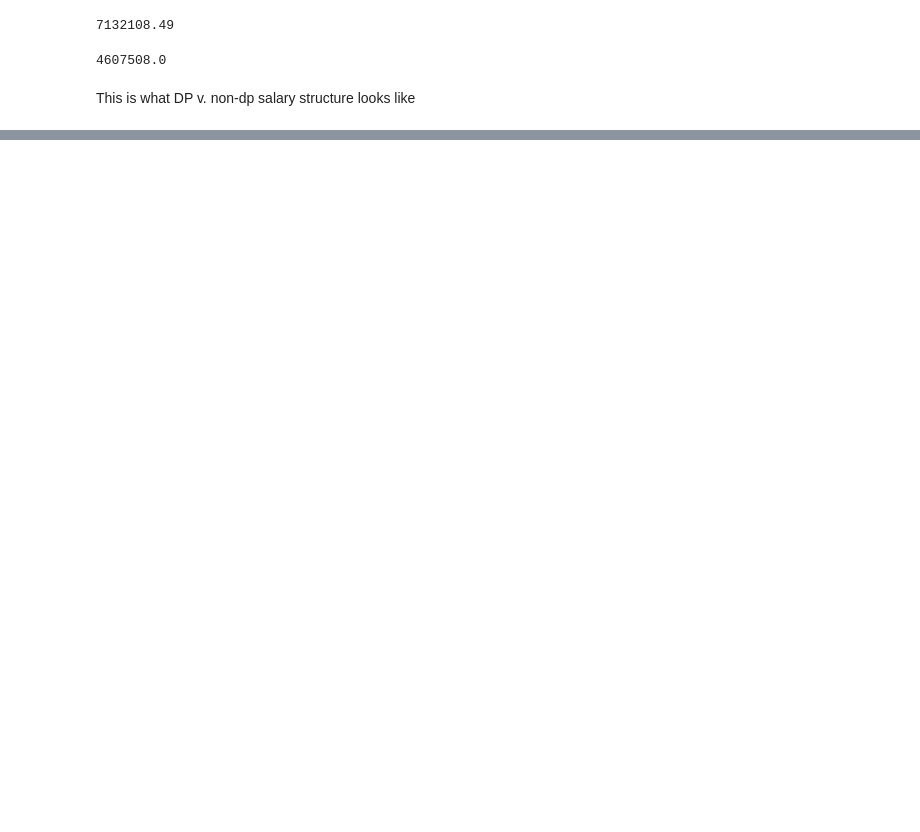
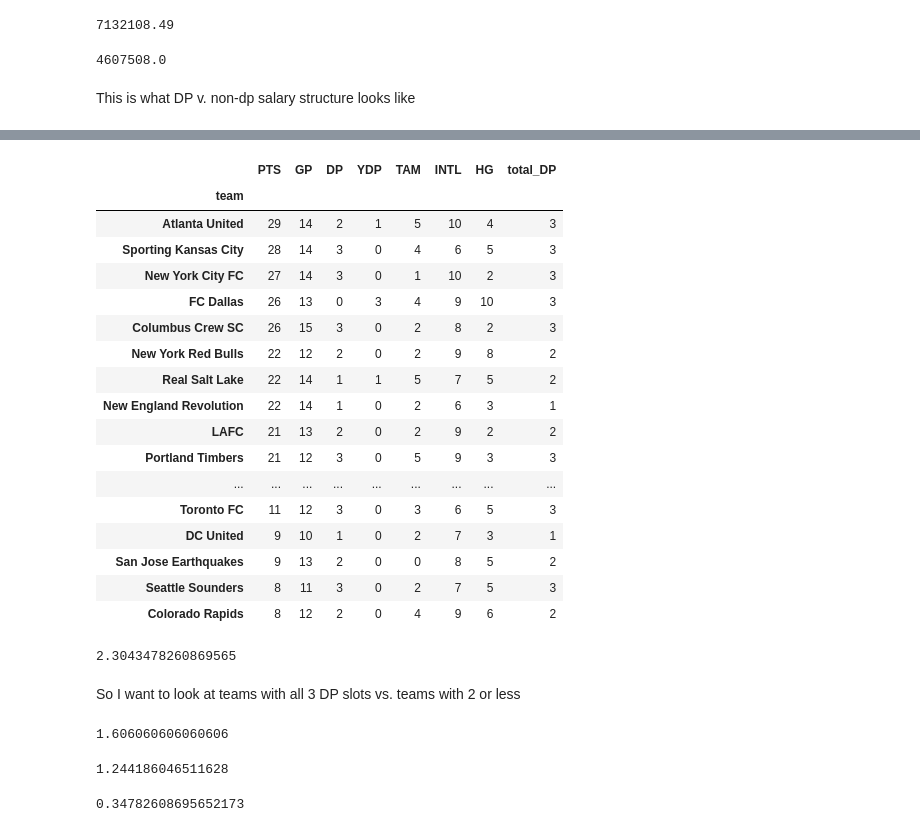
Before and after one commit to eggarcia28/MLS-Salaries, a Jupyter notebook: MLSPU Salaries.ipynb, the cells around one changed output, grey strips where cells are left out. Saved outputs shown, nothing was run; the diff lists cells and outputs as text; code cells hidden in the pictures; blank space fills up the shorter version.

```diff
--- a/MLSPU Salaries.ipynb
+++ b/MLSPU Salaries.ipynb
@@ -259,0 +263,30 @@ This is what DP v. non-dp salary structure looks like
+# %%
+table_data = {'team': ['Atlanta United',
+                       'Sporting Kansas City',
+                       'New York City FC',
+                       'FC Dallas',
+                       'Columbus Crew SC',
+                       'New York Red Bulls',
+                       'Real Salt Lake',
+                       'New England Revolution',
+                       'LAFC',
+                       'Portland Timbers',
+                       'Vancouver Whitecaps',
+                       'Orlando City',
+                       'Houston Dynamo',
+                       'Philadelphia Union',
+                       'LA Galaxy',
+                       'Chicago Fire',
+                       'Minnesota United',
+                       'Montreal Impact',
+                       'Toronto FC',
+                       'DC United',
+                       'San Jose Earthquakes',
+                       'Seattle Sounders',
+                       'Colorado Rapids'],
+              'PTS': [29, 28, 27, 26, 26, 22, 22, 22, 21, 21, 20, 19, 18, 18, 17, 17, 16, 12, 11, 9, 9, 8, 8],
+              'GP': [14, 14, 14, 13, 15, 12, 14, 14, 13, 12, 15, 13, 13, 14, 14, 14, 14, 14, 12, 10, 13, 11, 12]}
+# %%
+standings = pd.DataFrame(data=table_data, columns = ['team', 'PTS', 'GP'])
+# %%
+standings.set_index('team', inplace=True)
@@ -259,0 +295,3 @@ This is what DP v. non-dp salary structure looks like
+# %%
+mls = pd.merge(standings, roster_info, left_index=True, right_index=True)
+mls
@@ -259,0 +317,40 @@ This is what DP v. non-dp salary structure looks like
+# %%
+mls['total_DP'] = mls['DP'] + mls['YDP']
+mls
+# %% [output]
+|  | PTS | GP | DP | YDP | TAM | INTL | HG | total_DP |
+| team |  |  |  |  |  |  |  |  |
+| Atlanta United | 29 | 14 | 2 | 1 | 5 | 10 | 4 | 3 |
+| Sporting Kansas City | 28 | 14 | 3 | 0 | 4 | 6 | 5 | 3 |
+| New York City FC | 27 | 14 | 3 | 0 | 1 | 10 | 2 | 3 |
+| FC Dallas | 26 | 13 | 0 | 3 | 4 | 9 | 10 | 3 |
+| Columbus Crew SC | 26 | 15 | 3 | 0 | 2 | 8 | 2 | 3 |
+| New York Red Bulls | 22 | 12 | 2 | 0 | 2 | 9 | 8 | 2 |
+| Real Salt Lake | 22 | 14 | 1 | 1 | 5 | 7 | 5 | 2 |
+| New England Revolution | 22 | 14 | 1 | 0 | 2 | 6 | 3 | 1 |
+| LAFC | 21 | 13 | 2 | 0 | 2 | 9 | 2 | 2 |
+| Portland Timbers | 21 | 12 | 3 | 0 | 5 | 9 | 3 | 3 |
+| ... | ... | ... | ... | ... | ... | ... | ... | ... |
+| Toronto FC | 11 | 12 | 3 | 0 | 3 | 6 | 5 | 3 |
+| DC United | 9 | 10 | 1 | 0 | 2 | 7 | 3 | 1 |
+| San Jose Earthquakes | 9 | 13 | 2 | 0 | 0 | 8 | 5 | 2 |
+| Seattle Sounders | 8 | 11 | 3 | 0 | 2 | 7 | 5 | 3 |
+| Colorado Rapids | 8 | 12 | 2 | 0 | 4 | 9 | 6 | 2 |
+# %%
+mls['total_DP'].mean()
+# %% [output]
+2.3043478260869565
+# %% [markdown]
+So I want to look at teams with all 3 DP slots vs. teams with 2 or less
+# %%
+mls[mls['total_DP'] >= 3]['PTS'].sum() / mls[mls['total_DP'] >= 3]['GP'].sum()
+# %% [output]
+1.606060606060606
+# %%
+mls[mls['total_DP'] < 3]['PTS'].sum() / mls[mls['total_DP'] < 3]['GP'].sum()
+# %% [output]
+1.244186046511628
+# %%
+mls['YDP'].mean()
+# %% [output]
+0.34782608695652173
```
Also changed, not shown: parts of 39 cells of this notebook.
